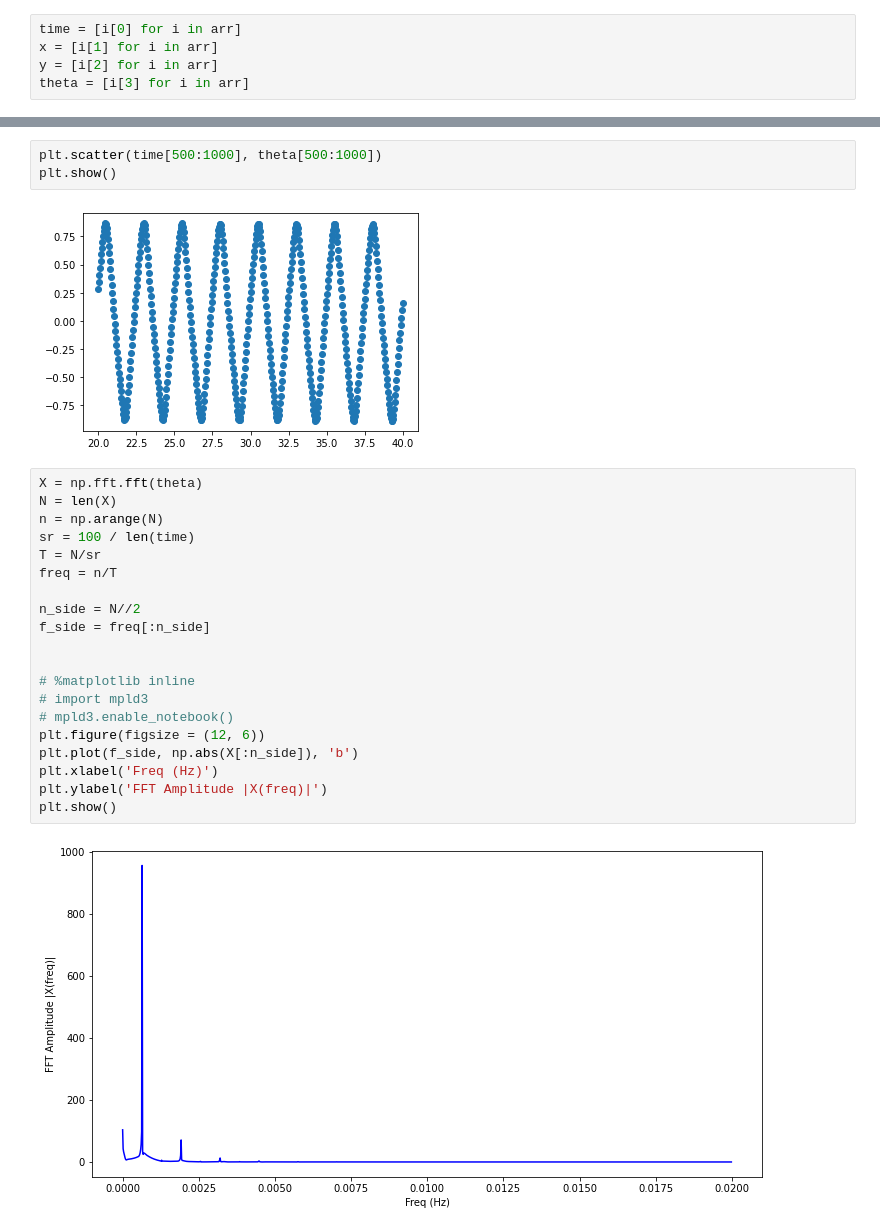
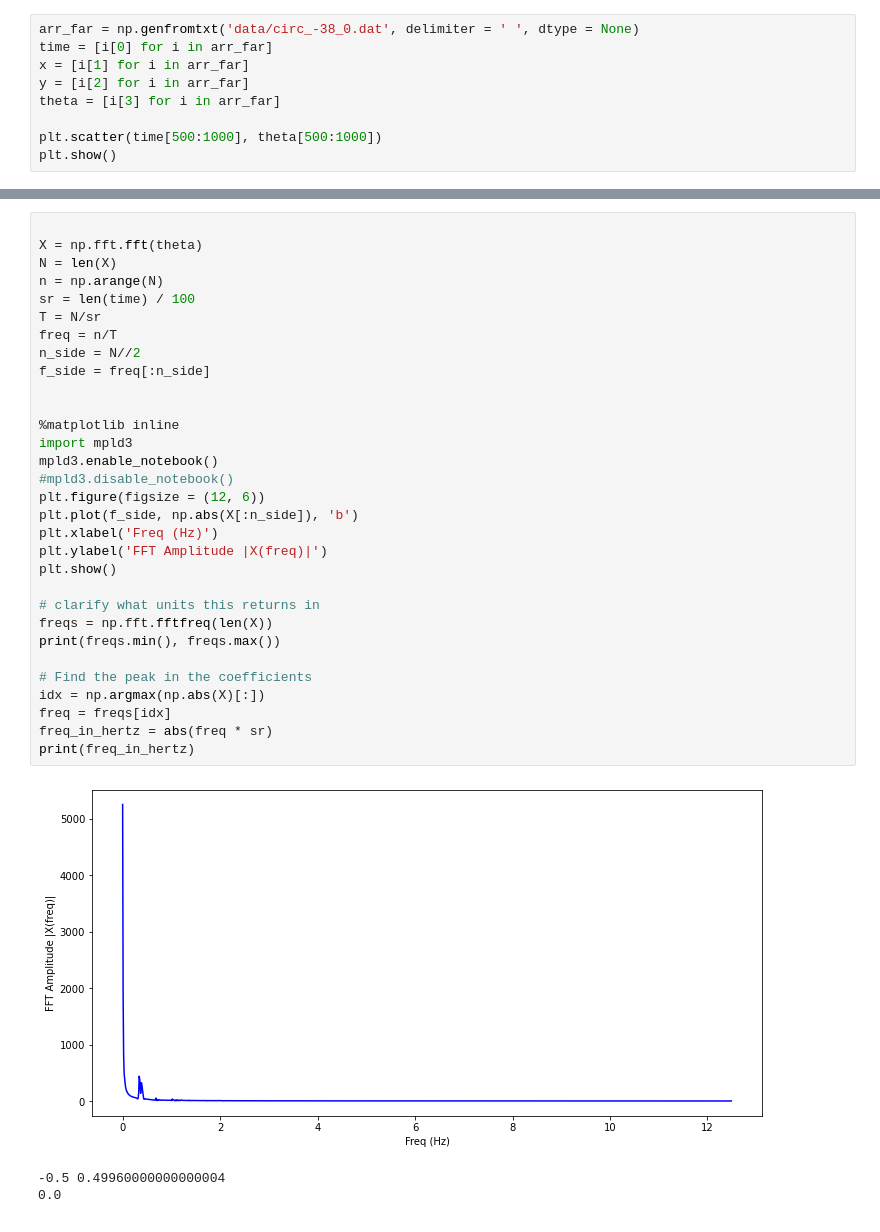
Before and after one commit to haoyudu/celegans-data-analysis, a Jupyter notebook: body.ipynb, the cells around one changed output, grey strips where cells are left out. Saved outputs shown, nothing was run; the diff lists cells and outputs as text.

```diff
--- a/body.ipynb
+++ b/body.ipynb
@@ -10,5 +8,9 @@ arr = np.genfromtxt('body.dat', delimiter = ' ', dtype = None)
 # %%
-time = [i[0] for i in arr]
-x = [i[1] for i in arr]
-y = [i[2] for i in arr]
-theta = [i[3] for i in arr]
+arr_far = np.genfromtxt('data/circ_-38_0.dat', delimiter = ' ', dtype = None)
+time = [i[0] for i in arr_far]
+x = [i[1] for i in arr_far]
+y = [i[2] for i in arr_far]
+theta = [i[3] for i in arr_far]
+
+plt.scatter(time[500:1000], theta[500:1000])
+plt.show()
@@ -15,27 +19,35 @@ theta = [i[3] for i in arr]
-# %%
-plt.scatter(time[500:1000], theta[500:1000])
-plt.show()
-# %% [output]
-[figure, removed]
 # %%
+
 X = np.fft.fft(theta)
 N = len(X)
 n = np.arange(N)
-sr = 100 / len(time)
+sr = len(time) / 100
 T = N/sr
 freq = n/T
-
 n_side = N//2
 f_side = freq[:n_side]
 
 
-# %matplotlib inline
-# import mpld3
-# mpld3.enable_notebook()
+%matplotlib inline
+import mpld3
+mpld3.enable_notebook()
+#mpld3.disable_notebook()
 plt.figure(figsize = (12, 6))
 plt.plot(f_side, np.abs(X[:n_side]), 'b')
 plt.xlabel('Freq (Hz)')
 plt.ylabel('FFT Amplitude |X(freq)|')
 plt.show()
+
+# clarify what units this returns in
+freqs = np.fft.fftfreq(len(X))
+print(freqs.min(), freqs.max())
+
+# Find the peak in the coefficients
+idx = np.argmax(np.abs(X)[:])
+freq = freqs[idx]
+freq_in_hertz = abs(freq * sr)
+print(freq_in_hertz)
 # %% [output]
-[figure, old version]
+[figure, new version]
+-0.5 0.49960000000000004
+0.0
```
Also changed, not shown: parts of 12 cells of this notebook, 2 other files.
